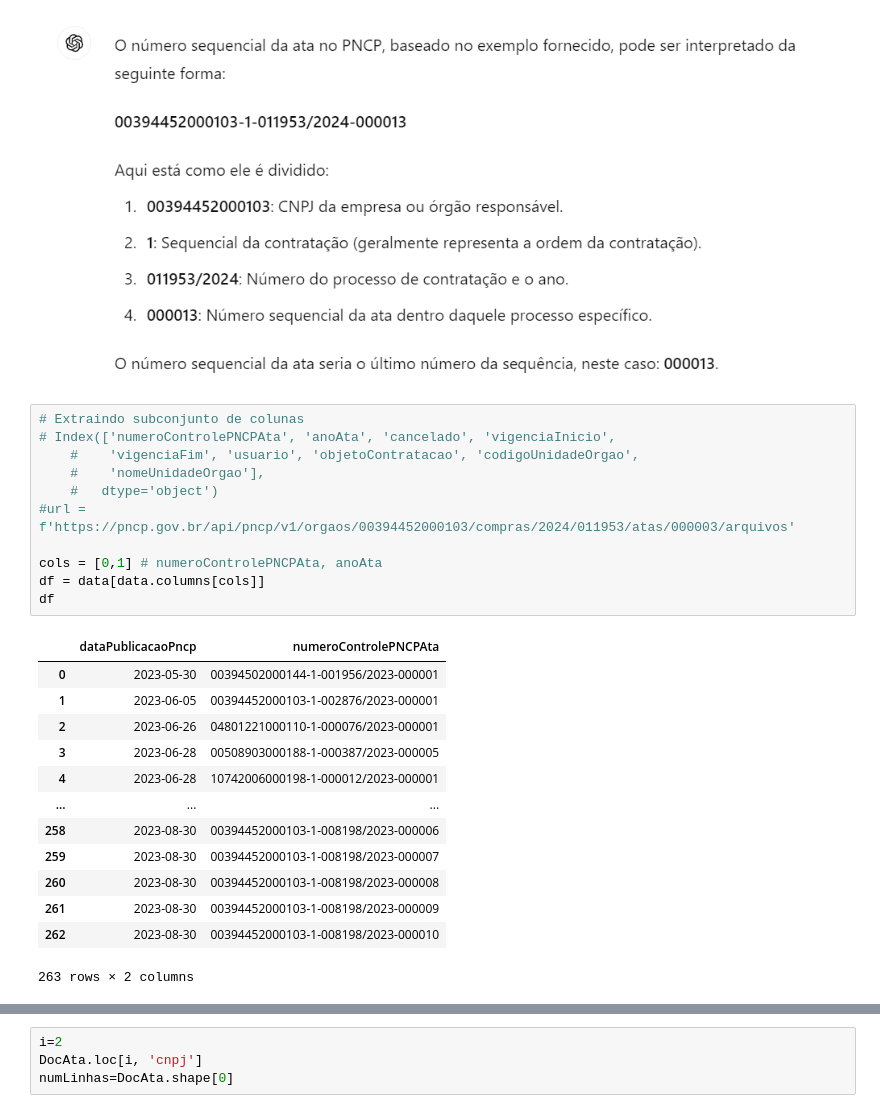
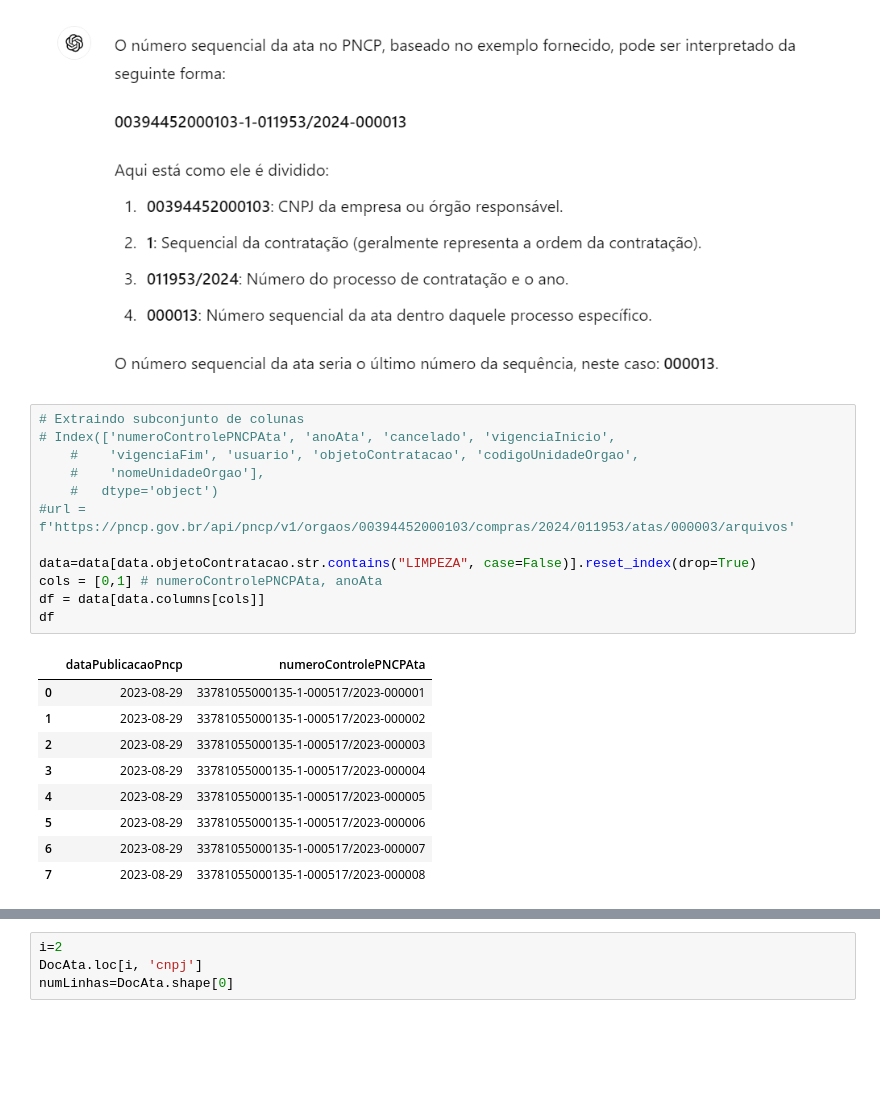
Before and after one commit to ricardofelippe/Mapa, a Jupyter notebook: PortalTransparencia-TodosOrgaos.ipynb, the cells around one changed output, grey strips where cells are left out. Cells and saved outputs as stored; diff of their text form; blank space fills up the shorter version.

```diff
--- a/ATAS-Explorando_Atas_Licitacao_via_API.ipynb
+++ b/PortalTransparencia-TodosOrgaos.ipynb
@@ -130,28 +149,25 @@ Image("explicacaoNumeracaoPNCP.png")
 # %%
 # Extraindo subconjunto de colunas
 # Index(['numeroControlePNCPAta', 'anoAta', 'cancelado', 'vigenciaInicio',
     #    'vigenciaFim', 'usuario', 'objetoContratacao', 'codigoUnidadeOrgao',
     #    'nomeUnidadeOrgao'],
     #   dtype='object')
 #url = f'https://pncp.gov.br/api/pncp/v1/orgaos/00394452000103/compras/2024/011953/atas/000003/arquivos'
 
+data=data[data.objetoContratacao.str.contains("LIMPEZA", case=False)].reset_index(drop=True)
 cols = [0,1] # numeroControlePNCPAta, anoAta
 df = data[data.columns[cols]]
 df
 # %% [output]
 |  | dataPublicacaoPncp | numeroControlePNCPAta |
-| 0 | 2023-05-30 | 00394502000144-1-001956/2023-000001 |
-| 1 | 2023-06-05 | 00394452000103-1-002876/2023-000001 |
-| 2 | 2023-06-26 | 04801221000110-1-000076/2023-000001 |
-| 3 | 2023-06-28 | 00508903000188-1-000387/2023-000005 |
-| 4 | 2023-06-28 | 10742006000198-1-000012/2023-000001 |
-| ... | ... | ... |
-| 258 | 2023-08-30 | 00394452000103-1-008198/2023-000006 |
-| 259 | 2023-08-30 | 00394452000103-1-008198/2023-000007 |
-| 260 | 2023-08-30 | 00394452000103-1-008198/2023-000008 |
-| 261 | 2023-08-30 | 00394452000103-1-008198/2023-000009 |
-| 262 | 2023-08-30 | 00394452000103-1-008198/2023-000010 |
+| 0 | 2023-08-29 | 33781055000135-1-000517/2023-000001 |
+| 1 | 2023-08-29 | 33781055000135-1-000517/2023-000002 |
+| 2 | 2023-08-29 | 33781055000135-1-000517/2023-000003 |
+| 3 | 2023-08-29 | 33781055000135-1-000517/2023-000004 |
+| 4 | 2023-08-29 | 33781055000135-1-000517/2023-000005 |
+| 5 | 2023-08-29 | 33781055000135-1-000517/2023-000006 |
+| 6 | 2023-08-29 | 33781055000135-1-000517/2023-000007 |
+| 7 | 2023-08-29 | 33781055000135-1-000517/2023-000008 |
-263 rows × 2 columns
 # %%
 # URL BASE= https://pncp.gov.br/api/pncp/v1/orgaos/{cnpj}/compras/{anoCompra}/{sequencialCompra/atas/{sequencialAta}/arquivos
 # 01612781000138-1-000020/2022-000001
```
Also changed, not shown: parts of 11 cells of this notebook, 12 other files.
